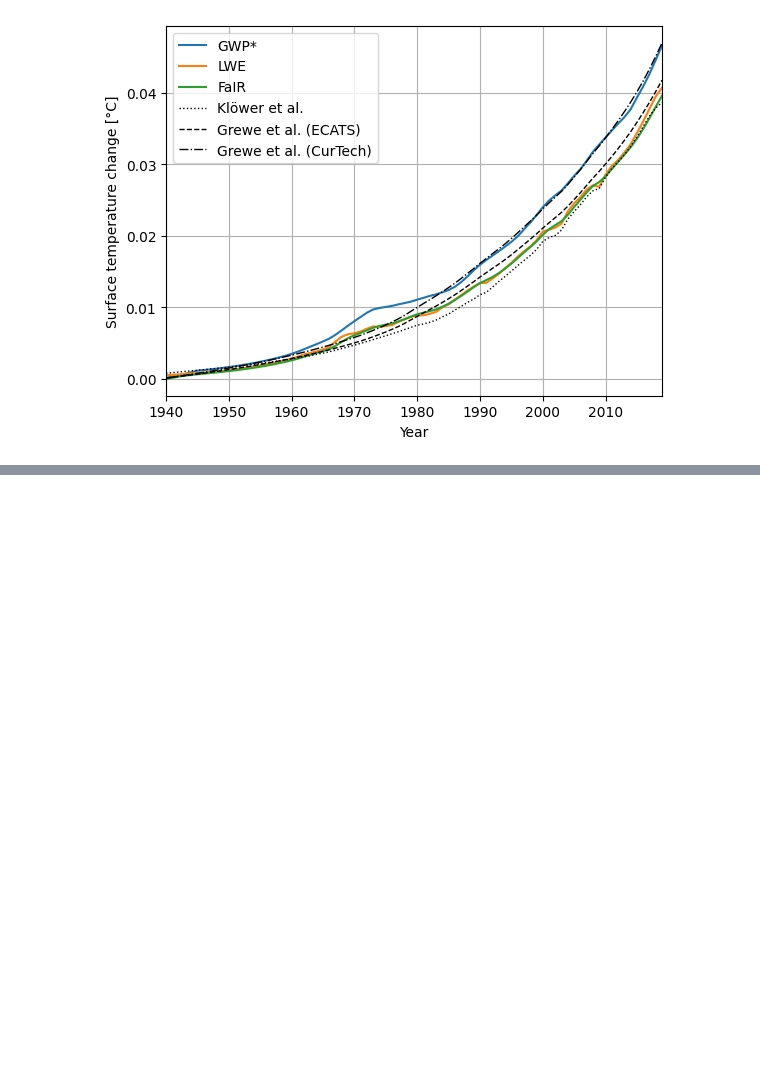
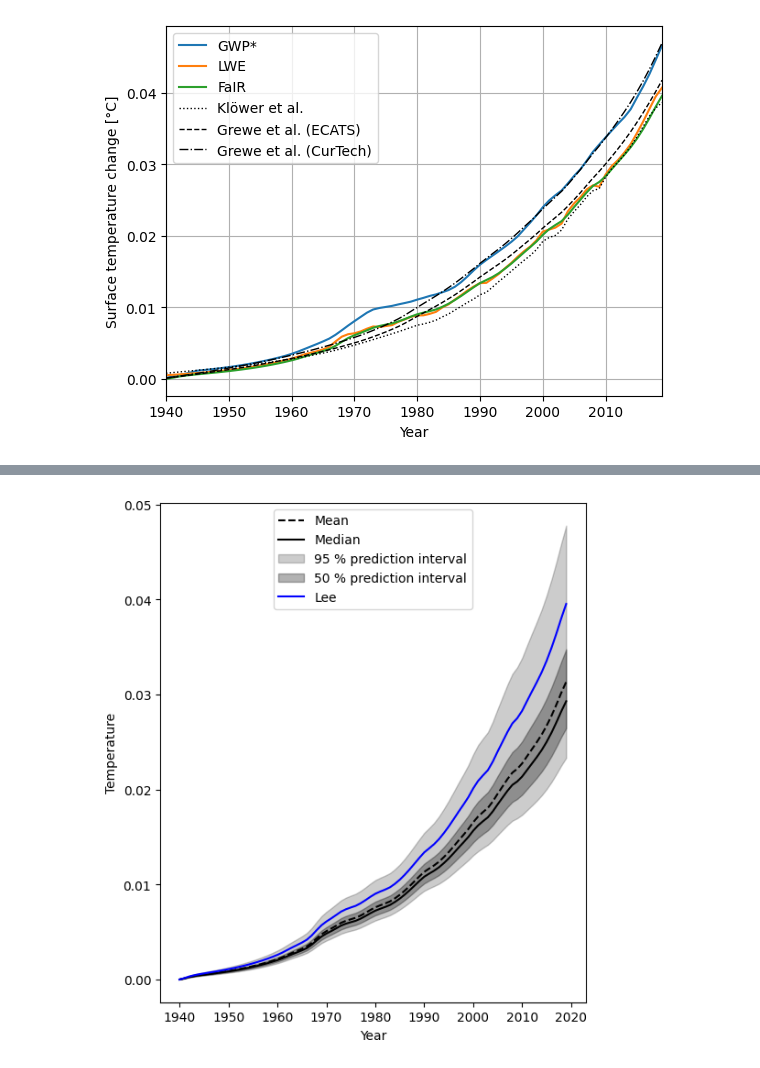
Before and after one commit to AeroMAPS/AeroCM, a Jupyter notebook: climate_models_comparison.ipynb, the cells around one changed output, grey strips where cells are left out. Drawn from its saved outputs; the diff is of its cells as text; code cells hidden in the pictures; blank space fills up the shorter version.

```diff
--- a/climate_models_comparison.ipynb
+++ b/climate_models_comparison.ipynb
@@ -153,3 +158,16 @@ plt.ylabel('Surface temperature change [°C]')
 plt.show()
 # %% [output]
 [figure]
+# %%
+# Define problem
+sp = ProblemSpec({
+    'names': ['sensitivity_rf', 'ratio_erf_rf', 'efficacy_erf'],
+    'bounds': [
+        #[6.7e-13, 3.8e-12],
+        [2.23e-12, 7.96e-13],
+        #[0.31, 0.59],
+        [0.23, 0.87],
+        [0.12, 0.64]
+    ],
+    'dists': ['norm', 'unif', 'unif'],
+})
@@ -155,0 +216,42 @@ plt.show()
+# %%
+# Get first order sensitivities for all outputs
+S1s = np.array([sp.analysis[_y]['S1'] for _y in sp['outputs']])
+
+# Get model outputs (each output is a given time horizon)
+y = sp.results
+
+# Set up figure
+fig = plt.figure(figsize=(10, 6), constrained_layout=True)
+gs = fig.add_gridspec(3, 2)
+
+ax0 = fig.add_subplot(gs[:, 0])
+
+ax0.plot(years_data, np.mean(y, axis=0), label="Mean", color='black', linestyle='--')
+
+ax0.plot(years_data, np.median(y, axis=0), label="Median", color='black')
+
+# in percent
+prediction_interval = 95
+
+ax0.fill_between(years_data,
+                 np.percentile(y, 50 - prediction_interval/2., axis=0),
+                 np.percentile(y, 50 + prediction_interval/2., axis=0),
+                 alpha=0.2, color='black',
+                 label=f"{prediction_interval} % prediction interval")
+
+prediction_interval = 50
+ax0.fill_between(years_data,
+                 np.percentile(y, 50 - prediction_interval/2., axis=0),
+                 np.percentile(y, 50 + prediction_interval/2., axis=0),
+                 alpha=0.3, color='black',
+                 label=f"{prediction_interval} % prediction interval")
+
+ax0.plot(years_data, fair_climate_model[-1], label="Lee", color='blue')
+
+ax0.set_xlabel("Year")
+ax0.set_ylabel("Temperature")
+ax0.legend(loc='upper center')._legend_box.align = "left"
+
+plt.show()
+# %% [output]
+[figure, added]
```
Also changed, not shown: parts of 3 cells of this notebook, 3 other files.
